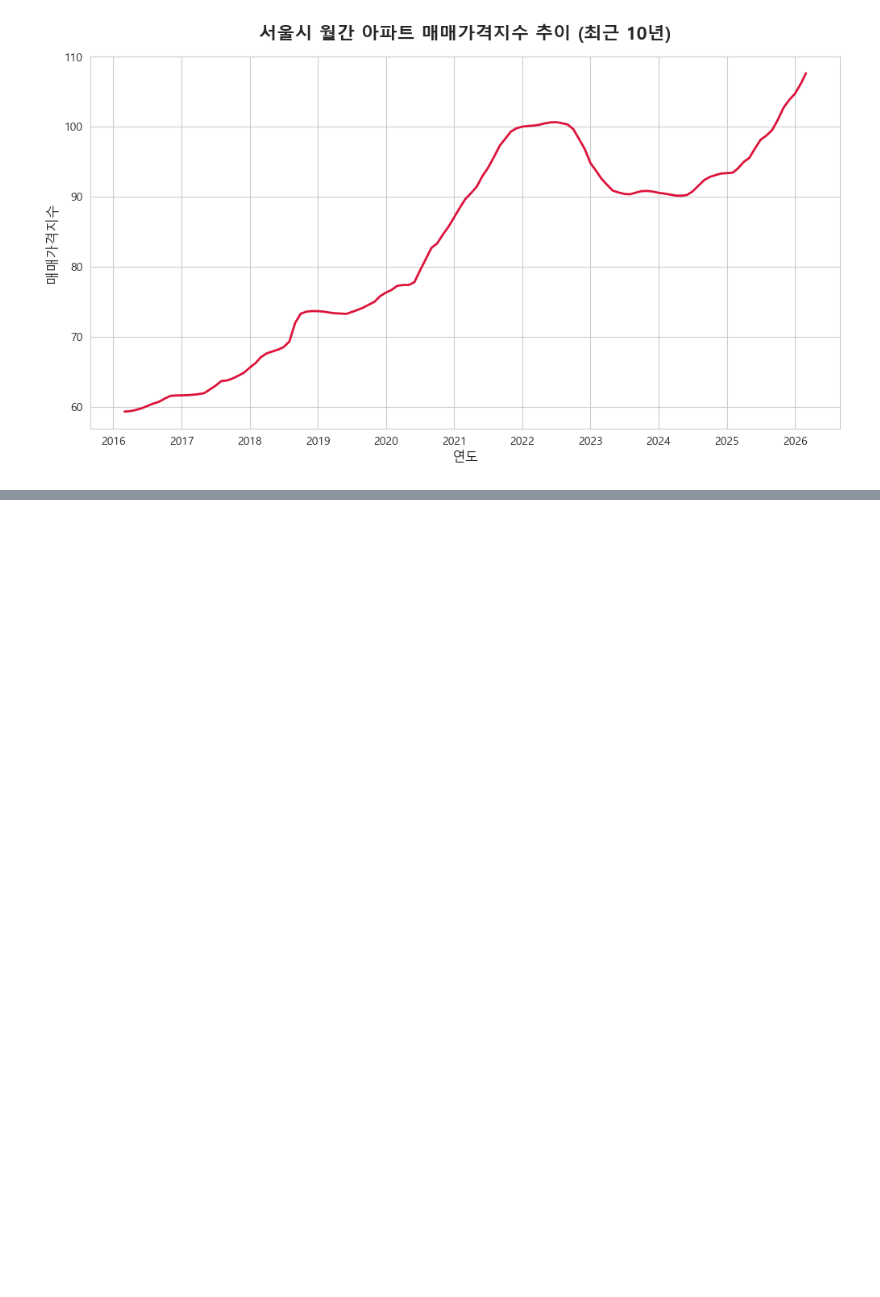
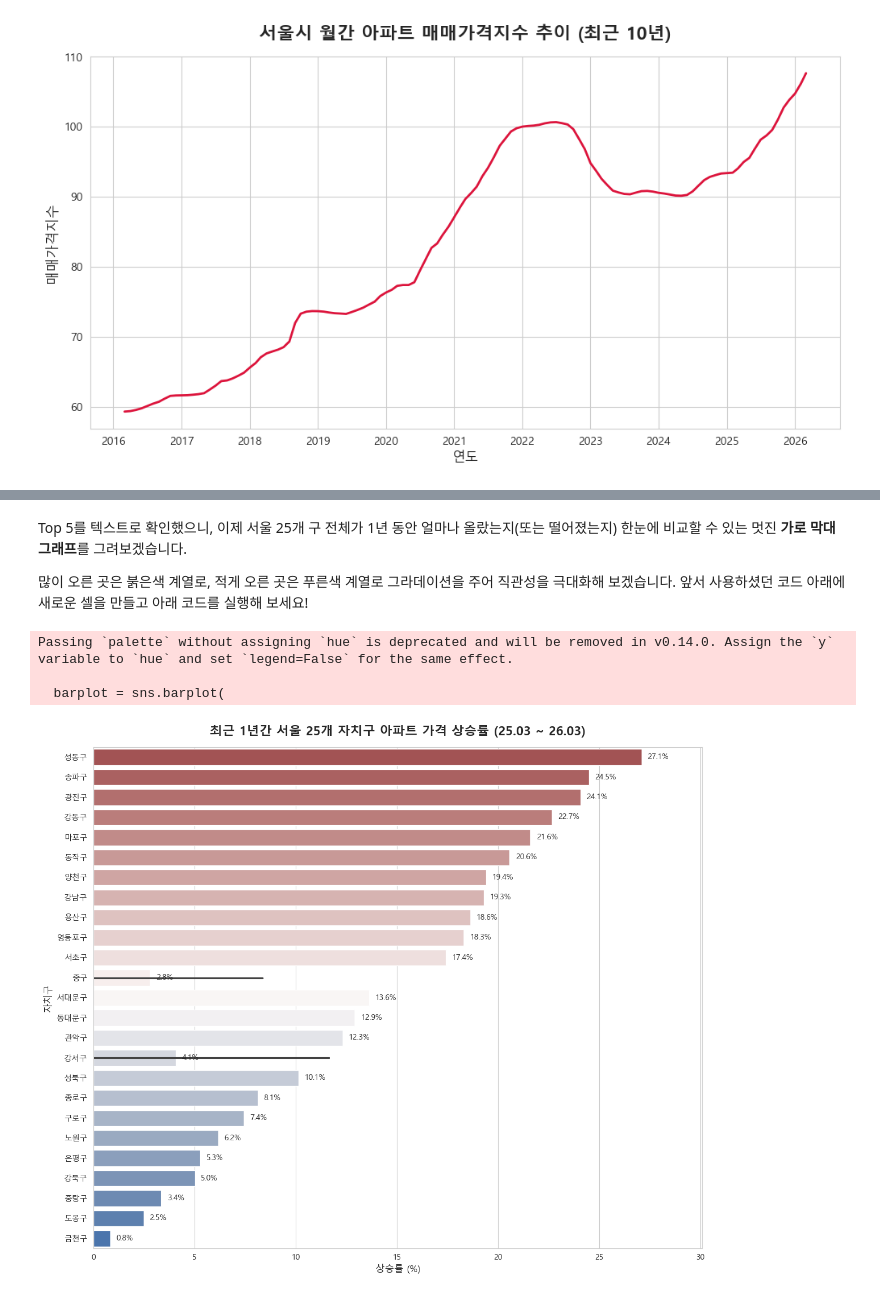
Before and after one commit to space-cap/python-real-estate-analysis, a Jupyter notebook: notebooks/01_monthly_apt_trend.ipynb, the cells around one changed output, grey strips where cells are left out. Cells and saved outputs as stored; diff of their text form; code cells hidden in the pictures; blank space fills up the shorter version.

```diff
--- a/notebooks/01_monthly_apt_trend.ipynb
+++ b/notebooks/01_monthly_apt_trend.ipynb
@@ -118,0 +342,52 @@ plt.show()
+# %% [markdown]
+Top 5를 텍스트로 확인했으니, 이제 서울 25개 구 전체가 1년 동안 얼마나 올랐는지(또는 떨어졌는지) 한눈에 비교할 수 있는 멋진 **가로 막대 그래프**를 그려보겠습니다.
+
+많이 오른 곳은 붉은색 계열로, 적게 오른 곳은 푸른색 계열로 그라데이션을 주어 직관성을 극대화해 보겠습니다. 앞서 사용하셨던 코드 아래에 새로운 셀을 만들고 아래 코드를 실행해 보세요!
+# %%
+import matplotlib.pyplot as plt
+import seaborn as sns
+
+# 1. 25개 구 전체 증감률 데이터를 데이터프레임으로 변환 후 정렬
+df_growth = gu_growth.reset_index()
+df_growth.columns = ['지역명', '상승률']
+df_growth = df_growth.sort_values(by='상승률', ascending=False) # 내림차순 정렬
+
+# 2. 시각화 설정
+plt.rcParams['font.family'] = 'Malgun Gothic'
+plt.rcParams['axes.unicode_minus'] = False
+plt.figure(figsize=(12, 10)) # 가로 12, 세로 10 (구 개수가 많아서 세로를 길게)
+sns.set_style("whitegrid")
+plt.rcParams['font.family'] = 'Malgun Gothic'
+
+# 3. 가로 막대 그래프 그리기 (상승률이 높을수록 진한 붉은색, 낮을수록 푸른색)
+# palette 설정으로 색상 그라데이션 적용
+barplot = sns.barplot(
+    data=df_growth,
+    x='상승률',
+    y='지역명',
+    palette='vlag_r' # vlag_r: Red to Blue 그라데이션
+)
+
+# 4. 막대 끝에 실제 수치(%) 적어주기
+for p in barplot.patches:
+    width = p.get_width()
+    plt.text(width + 0.3, p.get_y() + p.get_height()/2,
+             f"{width:.1f}%",
+             ha='left', va='center', fontsize=10)
+
+# 5. 제목 및 축 설정
+plt.title(f'최근 1년간 서울 25개 자치구 아파트 가격 상승률 ({one_year_ago.strftime("%y.%m")} ~ {latest_date.strftime("%y.%m")})',
+          fontsize=16, fontweight='bold', pad=15)
+plt.xlabel('상승률 (%)', fontsize=12)
+plt.ylabel('자치구', fontsize=12)
+
+# 6. x축 범위 여유 있게 설정 (숫자가 잘리지 않도록)
+plt.xlim(0, df_growth['상승률'].max() + 3)
+
+plt.tight_layout()
+plt.show()
+# %% [output]
+Passing `palette` without assigning `hue` is deprecated and will be removed in v0.14.0. Assign the `y` variable to `hue` and set `legend=False` for the same effect.
+
+  barplot = sns.barplot(
+[figure, added]
```
Also changed, not shown: parts of 7 cells of this notebook.
